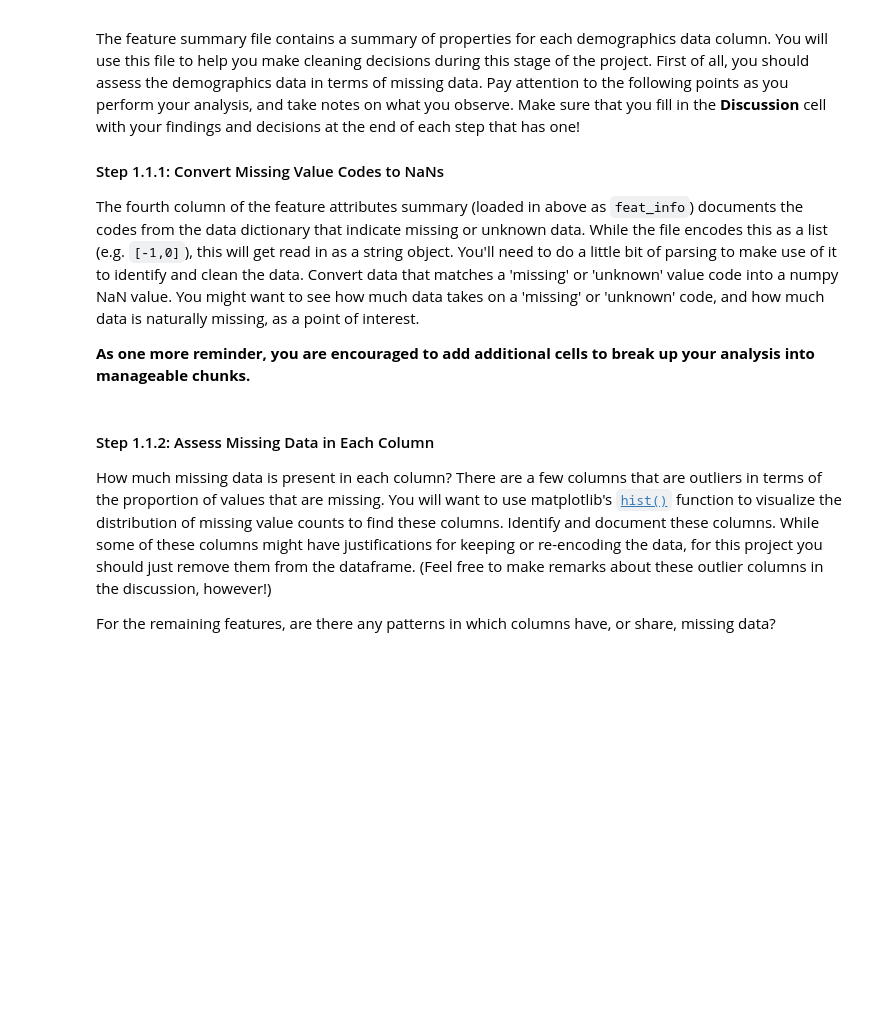
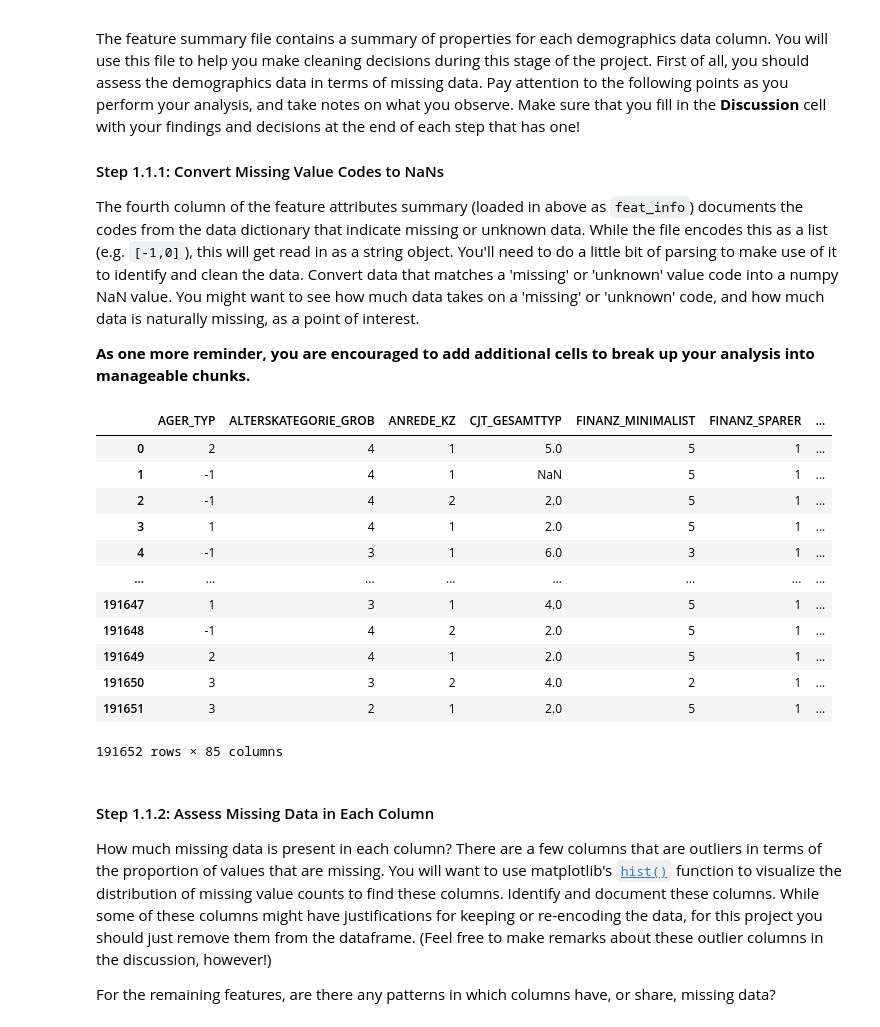
Before and after one commit to chpolyzo/intro_MLND, a Jupyter notebook: third_project/Identify_Customer_Segments.ipynb, the cells around one changed output. Drawn from its saved outputs; the diff is of its cells as text; code cells hidden in the pictures; blank space fills up the shorter version.

```diff
--- a/third_project/Identify_Customer_Segments.ipynb
+++ b/third_project/Identify_Customer_Segments.ipynb
@@ -166,3 +151,28 @@ The fourth column of the feature attributes summary (loaded in above as `feat_in
+# %%
+# Identify missing or unknown data values and convert them to NaNs.
+def replace_nans(df):
+    ''' This is a function that replaces empty values with np.nan values in a DataFrame'''
+    for column in df:
+        if df[str(column)].isnull().sum() > 0:
+            df.loc[:,str(column)] = df[str(column)].replace(r'^\s*$' , np.nan, regex=True)
+    return df
+# %%
+replace_nans(azdias)
+replace_nans(customers)
+# %% [output]
+|  | AGER_TYP | ALTERSKATEGORIE_GROB | ANREDE_KZ | CJT_GESAMTTYP | FINANZ_MINIMALIST | FINANZ_SPARER | ... |
+| 0 | 2 | 4 | 1 | 5.0 | 5 | 1 | ... |
+| 1 | -1 | 4 | 1 | NaN | 5 | 1 | ... |
+| 2 | -1 | 4 | 2 | 2.0 | 5 | 1 | ... |
+| 3 | 1 | 4 | 1 | 2.0 | 5 | 1 | ... |
+| 4 | -1 | 3 | 1 | 6.0 | 3 | 1 | ... |
+| ... | ... | ... | ... | ... | ... | ... | ... |
+| 191647 | 1 | 3 | 1 | 4.0 | 5 | 1 | ... |
+| 191648 | -1 | 4 | 2 | 2.0 | 5 | 1 | ... |
+| 191649 | 2 | 4 | 1 | 2.0 | 5 | 1 | ... |
+| 191650 | 3 | 3 | 2 | 4.0 | 2 | 1 | ... |
+| 191651 | 3 | 2 | 1 | 2.0 | 5 | 1 | ... |
+191652 rows × 85 columns
 # %% [markdown]
 #### Step 1.1.2: Assess Missing Data in Each Column
 
```
Also changed, not shown: parts of 7 cells of this notebook.
